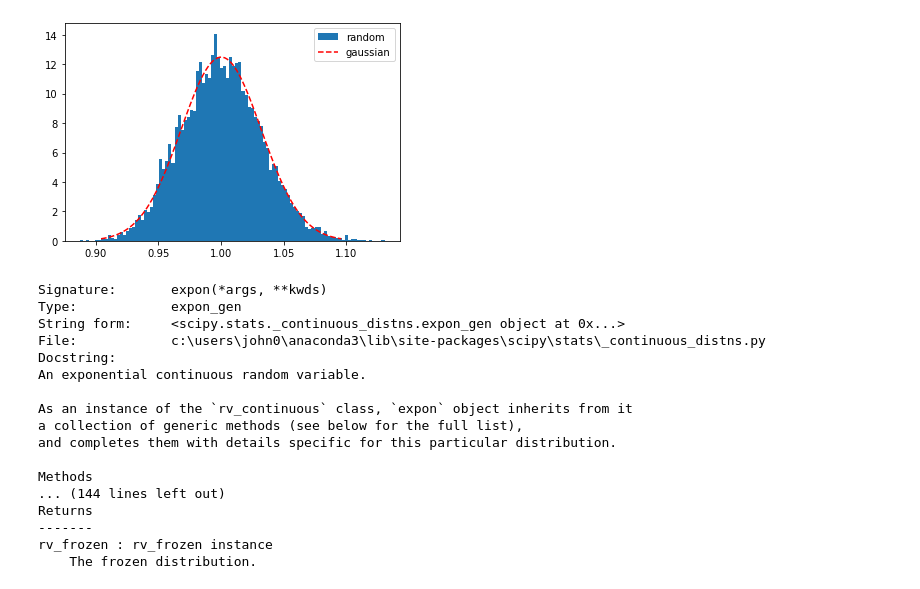
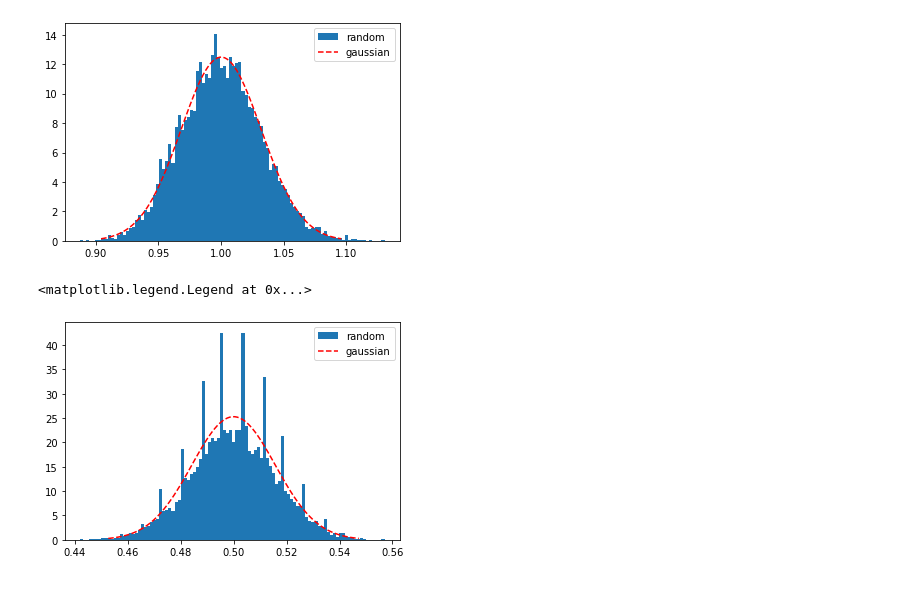
Before and after one commit to john1256/codespace, a Jupyter notebook: 우주과학통계실습/10주차.ipynb, the cells around one changed output. Cells and saved outputs as stored; diff of their text form; code cells hidden in the pictures.

```diff
--- a/우주과학통계실습/10주차.ipynb
+++ b/우주과학통계실습/10주차.ipynb
@@ -98,23 +98,23 @@ plt.legend()
 # %% [output]
 <matplotlib.legend.Legend at 0x...>
 [figure]
-# %%
-expon?
-# %% [output]
-Signature:       expon(*args, **kwds)
-Type:            expon_gen
-String form:     <scipy.stats._continuous_distns.expon_gen object at 0x...>
-File:            c:\users\john0\anaconda3\lib\site-packages\scipy\stats\_continuous_distns.py
-Docstring:
-An exponential continuous random variable.
-
-As an instance of the `rv_continuous` class, `expon` object inherits from it
-a collection of generic methods (see below for the full list),
-and completes them with details specific for this particular distribution.
-
-Methods
-... (144 lines left out)
-Returns
--------
-rv_frozen : rv_frozen instance
-    The frozen distribution.
+# %%
+from scipy.stats import randint
+
+n = 10000
+sample_size = 1000
+rv = randint(0,2)
+x_sample = rv.rvs((n,sample_size))
+sample_mean = np.mean(x_sample, axis = 1)
+mean = np.mean(sample_mean)
+sample_std = np.std(sample_mean)
+
+x1 = np.linspace(mean - 3*sample_std, mean + 3*sample_std, 100)
+y1 = stats.norm.pdf(x1, loc = mean, scale = sample_std)
+
+plt.hist(sample_mean, bins = 100, label = 'random', density=True)
+plt.plot(x1, y1, '--', color = 'red', label = 'gaussian')
+plt.legend()
+# %% [output]
+<matplotlib.legend.Legend at 0x...>
+[figure, added]
```
Also changed, not shown: 1 other file.
